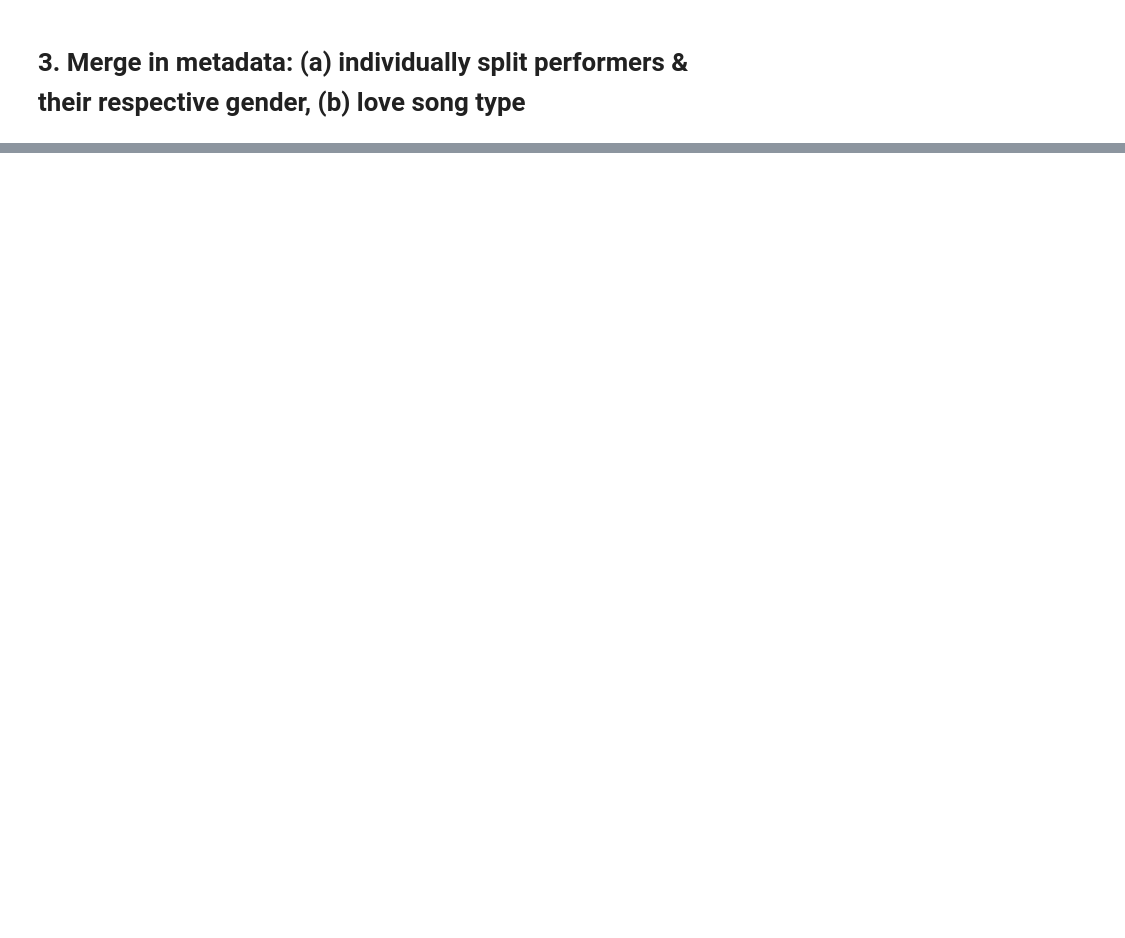
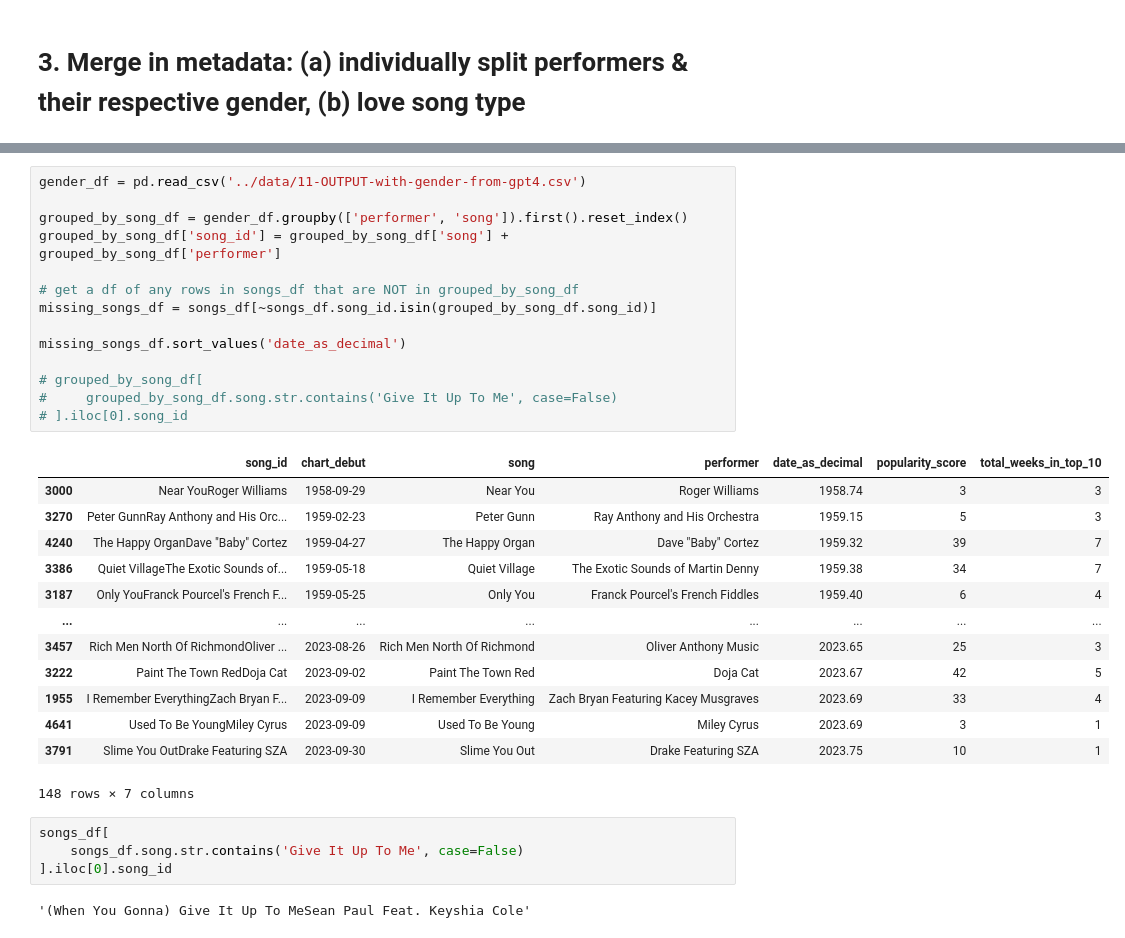
Before and after one commit to davidnmora/billboard-lyric-exploration, a Jupyter notebook: pop-love-songs-pipeline/Pop Love Songs pipeline.ipynb, the cells around one changed output, grey strips where cells are left out. Saved outputs shown, nothing was run; the diff lists cells and outputs as text; blank space fills up the shorter version.

Commit message:
Label new / changed songs love song type

```diff
--- a/pop-love-songs-pipeline/Pop Love Songs pipeline.ipynb
+++ b/pop-love-songs-pipeline/Pop Love Songs pipeline.ipynb
@@ -178,0 +189,34 @@ hi
+# %%
+gender_df = pd.read_csv('../data/11-OUTPUT-with-gender-from-gpt4.csv')
+
+grouped_by_song_df = gender_df.groupby(['performer', 'song']).first().reset_index()
+grouped_by_song_df['song_id'] = grouped_by_song_df['song'] + grouped_by_song_df['performer']
+
+# get a df of any rows in songs_df that are NOT in grouped_by_song_df
+missing_songs_df = songs_df[~songs_df.song_id.isin(grouped_by_song_df.song_id)]
+
+missing_songs_df.sort_values('date_as_decimal')
+
+# grouped_by_song_df[
+#     grouped_by_song_df.song.str.contains('Give It Up To Me', case=False)
+# ].iloc[0].song_id
+# %% [output]
+|  | song_id | chart_debut | song | performer | date_as_decimal | popularity_score | total_weeks_in_top_10 |
+| 3000 | Near YouRoger Williams | 1958-09-29 | Near You | Roger Williams | 1958.74 | 3 | 3 |
+| 3270 | Peter GunnRay Anthony and His Orc... | 1959-02-23 | Peter Gunn | Ray Anthony and His Orchestra | 1959.15 | 5 | 3 |
+| 4240 | The Happy OrganDave "Baby" Cortez | 1959-04-27 | The Happy Organ | Dave "Baby" Cortez | 1959.32 | 39 | 7 |
+| 3386 | Quiet VillageThe Exotic Sounds of... | 1959-05-18 | Quiet Village | The Exotic Sounds of Martin Denny | 1959.38 | 34 | 7 |
+| 3187 | Only YouFranck Pourcel's French F... | 1959-05-25 | Only You | Franck Pourcel's French Fiddles | 1959.40 | 6 | 4 |
+| ... | ... | ... | ... | ... | ... | ... | ... |
+| 3457 | Rich Men North Of RichmondOliver ... | 2023-08-26 | Rich Men North Of Richmond | Oliver Anthony Music | 2023.65 | 25 | 3 |
+| 3222 | Paint The Town RedDoja Cat | 2023-09-02 | Paint The Town Red | Doja Cat | 2023.67 | 42 | 5 |
+| 1955 | I Remember EverythingZach Bryan F... | 2023-09-09 | I Remember Everything | Zach Bryan Featuring Kacey Musgraves | 2023.69 | 33 | 4 |
+| 4641 | Used To Be YoungMiley Cyrus | 2023-09-09 | Used To Be Young | Miley Cyrus | 2023.69 | 3 | 1 |
+| 3791 | Slime You OutDrake Featuring SZA | 2023-09-30 | Slime You Out | Drake Featuring SZA | 2023.75 | 10 | 1 |
+148 rows × 7 columns
+# %%
+songs_df[
+    songs_df.song.str.contains('Give It Up To Me', case=False)
+].iloc[0].song_id
+# %% [output]
+'(When You Gonna) Give It Up To MeSean Paul Feat. Keyshia Cole'
```
Also changed, not shown: parts of 3 cells of this notebook, 1 other file.
